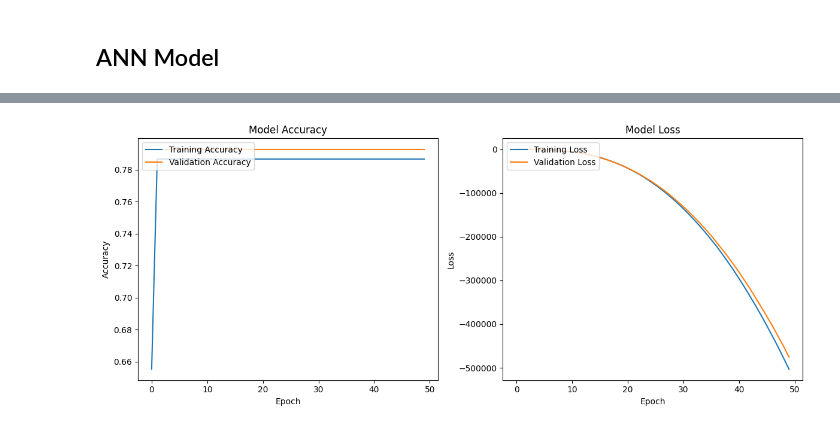
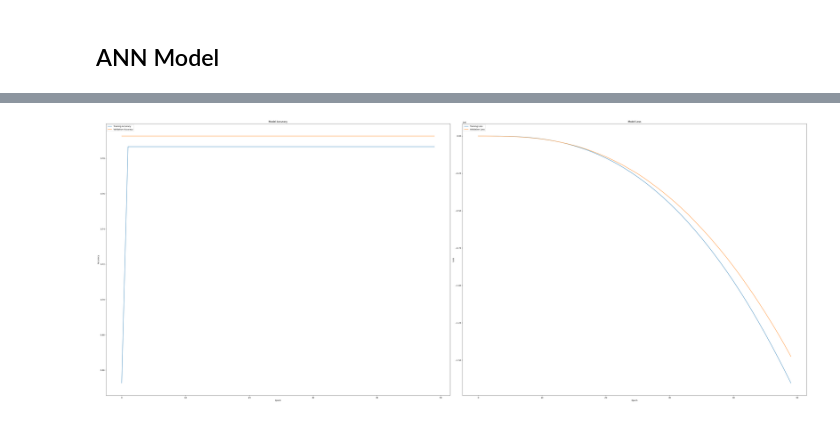
Before and after one commit to ghinamf/ANN_ClassificationModel, a Jupyter notebook: code/ta3.ipynb, the cells around one changed output, grey strips where cells are left out. Cells and saved outputs as stored; diff of their text form; code cells hidden in the pictures.

```diff
--- a/code/ta3.ipynb
+++ b/code/ta3.ipynb
@@ -453,7 +453,7 @@ df1['cancer_type_detailed'] = le_status.fit_transform(df1['cancer_type_detailed'
 corr_numerical = df1[numerical_cols].corrwith(df1['cancer_type_detailed'])
 
 #Sort and get top 30 numerical correlations
-best_numerical_corr30 = corr_numerical.abs().sort_values(ascending=False).head(10)
+best_numerical_corr30 = corr_numerical.abs().sort_values(ascending=False).head(20)
 print(best_numerical_corr30)
 # %% [output]
 neoplasm_histologic_grade    0.183020
@@ -510,7 +516,7 @@ for col in categorical_cols:
 cramers_v_series = pd.Series(cramers_v_results)
 
 #Sort and get top 30 categorical correlations
-best_categorical_corr30 = cramers_v_series.abs().sort_values(ascending=False).head(10)
+best_categorical_corr30 = cramers_v_series.abs().sort_values(ascending=False).head(20)
 print(best_categorical_corr30)
 # %% [output]
 tumor_other_histologic_subtype    1.000000
@@ -531,7 +543,7 @@ dtype: float64
 combined_corr = pd.concat([best_numerical_corr30, best_categorical_corr30])
 
 #Sort and get top 30 correlations overall
-best_corr30 = combined_corr.sort_values(ascending=False).head(10)
+best_corr30 = combined_corr.sort_values(ascending=False).head(20)
 print(best_corr30)
 # %% [output]
 tumor_other_histologic_subtype    1.000000
@@ -805,31 +839,31 @@ Test Accuracy: 79.27%
 # %%
 import matplotlib.pyplot as plt
 
 # Plot training & validation accuracy values
-plt.figure(figsize=(12, 5))
+plt.figure(figsize=(50, 20))
 
 # Accuracy plot
 plt.subplot(1, 2, 1)
 plt.plot(history.history['accuracy'], label='Training Accuracy')
 plt.plot(history.history['val_accuracy'], label='Validation Accuracy')
 plt.title('Model Accuracy')
 plt.xlabel('Epoch')
 plt.ylabel('Accuracy')
 plt.legend(loc='upper left')
 
 # Loss plot
 plt.subplot(1, 2, 2)
 plt.plot(history.history['loss'], label='Training Loss')
 plt.plot(history.history['val_loss'], label='Validation Loss')
 plt.title('Model Loss')
 plt.xlabel('Epoch')
 plt.ylabel('Loss')
 plt.legend(loc='upper left')
 
 plt.tight_layout()
 plt.show()
 # %% [output]
-[figure, old version]
+[figure, new version]
 # %%
 from sklearn.metrics import classification_report
 
```
Also changed, not shown: parts of 18 cells of this notebook.
